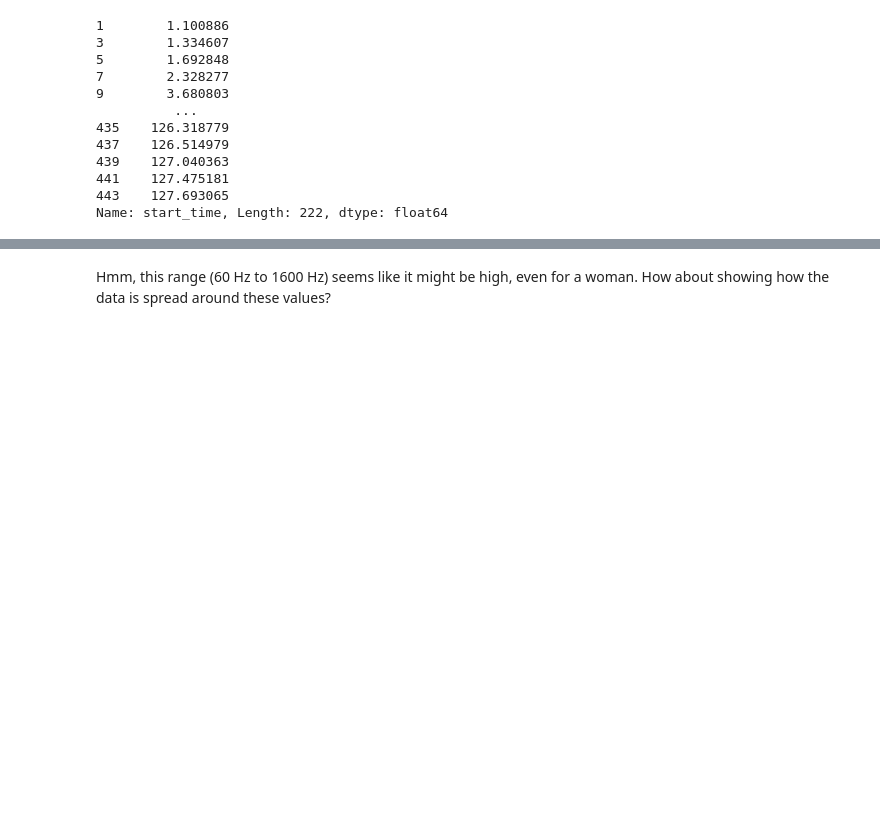
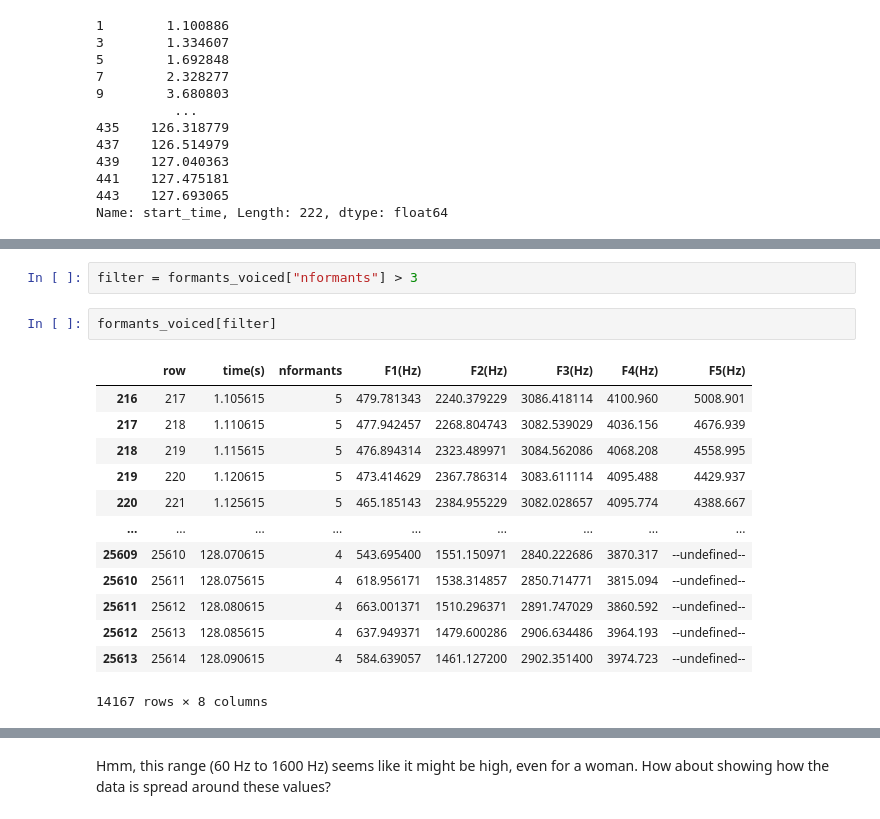
Before and after one commit to euangeleo/vsd-verify, a Jupyter notebook: Q0 - Getting formant traces/Q0 - Getting formant traces.ipynb, the cells around one changed output, grey strips where cells are left out. Saved outputs shown, nothing was run; the diff lists cells and outputs as text; blank space fills up the shorter version.

```diff
--- a/Q0 - Getting formant traces/Q0 - Getting formant traces.ipynb
+++ b/Q0 - Getting formant traces/Q0 - Getting formant traces.ipynb
@@ -231,3 +231,21 @@ formants_voiced
+# %%
+filter = formants_voiced["nformants"] > 3
+# %%
+formants_voiced[filter]
+# %% [output]
+|  | row | time(s) | nformants | F1(Hz) | F2(Hz) | F3(Hz) | F4(Hz) | F5(Hz) |
+| 216 | 217 | 1.105615 | 5 | 479.781343 | 2240.379229 | 3086.418114 | 4100.960 | 5008.901 |
+| 217 | 218 | 1.110615 | 5 | 477.942457 | 2268.804743 | 3082.539029 | 4036.156 | 4676.939 |
+| 218 | 219 | 1.115615 | 5 | 476.894314 | 2323.489971 | 3084.562086 | 4068.208 | 4558.995 |
+| 219 | 220 | 1.120615 | 5 | 473.414629 | 2367.786314 | 3083.611114 | 4095.488 | 4429.937 |
+| 220 | 221 | 1.125615 | 5 | 465.185143 | 2384.955229 | 3082.028657 | 4095.774 | 4388.667 |
+| ... | ... | ... | ... | ... | ... | ... | ... | ... |
+| 25609 | 25610 | 128.070615 | 4 | 543.695400 | 1551.150971 | 2840.222686 | 3870.317 | --undefined-- |
+| 25610 | 25611 | 128.075615 | 4 | 618.956171 | 1538.314857 | 2850.714771 | 3815.094 | --undefined-- |
+| 25611 | 25612 | 128.080615 | 4 | 663.001371 | 1510.296371 | 2891.747029 | 3860.592 | --undefined-- |
+| 25612 | 25613 | 128.085615 | 4 | 637.949371 | 1479.600286 | 2906.634486 | 3964.193 | --undefined-- |
+| 25613 | 25614 | 128.090615 | 4 | 584.639057 | 1461.127200 | 2902.351400 | 3974.723 | --undefined-- |
+14167 rows × 8 columns
 # %%
 formants_voiced["F1(Hz)"].describe()
 # %% [output]
```
Also changed, not shown: parts of 7 cells of this notebook.
